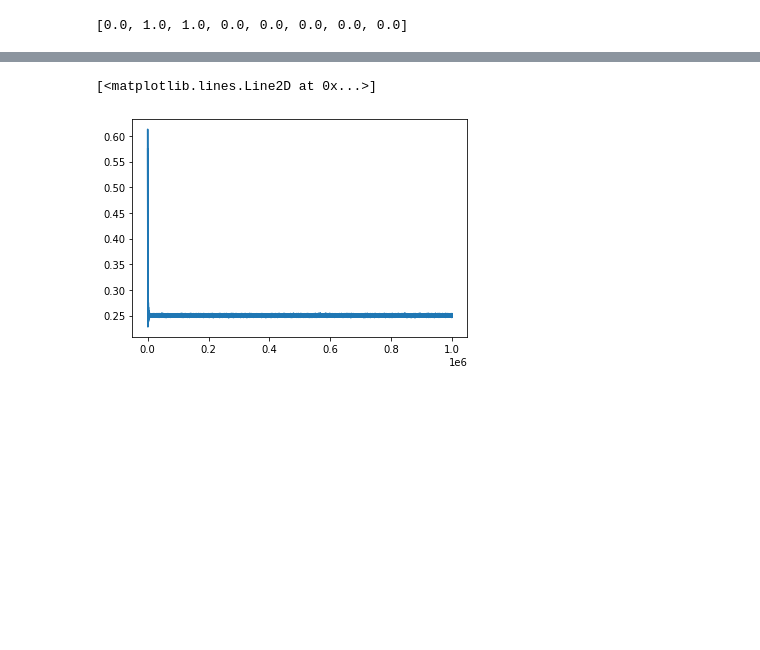
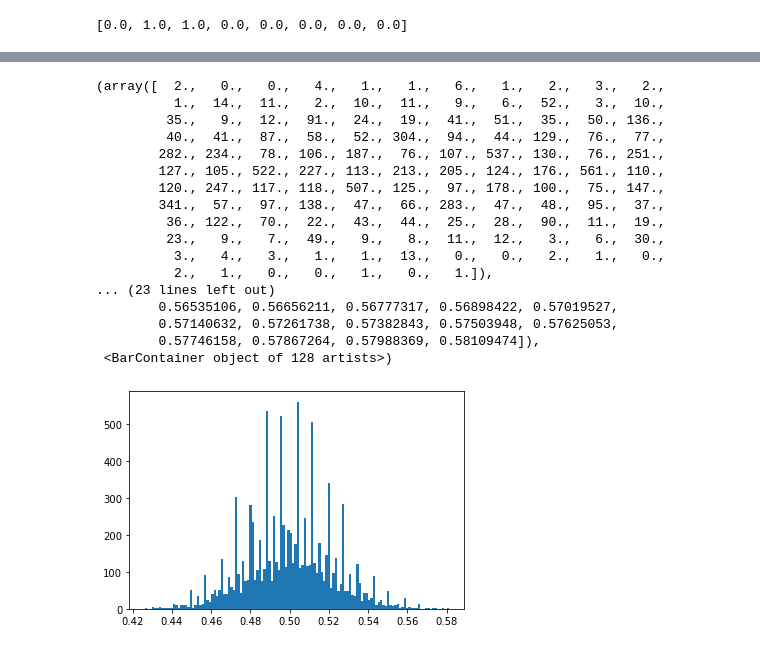
Before and after one commit to pdrabik223/the-neural-cryptography, a Jupyter notebook: experiments/SNN_AES.ipynb, the cells around one changed output, grey strips where cells are left out. Saved outputs shown, nothing was run; the diff lists cells and outputs as text; code cells hidden in the pictures; blank space fills up the shorter version.

```diff
--- a/experiments/SNN_AES.ipynb
+++ b/experiments/SNN_AES.ipynb
@@ -13,17 +14,17 @@ import random
 # %%
 config = {
     # Meta
-    "no_epochs": 10,
-    "batch_size" : 100000,
+    "no_epochs": 1,
+    "batch_size" : 10_000,
     # SNN config
-    "num_steps": 1,
+    "num_steps": 128,
     "beta": 0.95,
 
     # Network dimentions
     "num_inputs": 128,
     "num_spiking1": 128,
     "num_spiking2": 128,
-    "num_hidden_out": 128,
+    "num_hidden_out": 256,
     "num_outputs": 128
 }
 # %%
@@ -89,4 +86,5 @@ from snntorch import spikegen
 # %%
+
 class Model(nn.Module):
     def __init__(self):
         super().__init__();
@@ -97,7 +95,12 @@ class Model(nn.Module):
         self.fc2 = nn.Linear(config["num_spiking2"], config["num_hidden_out"])
         self.lif2 = snn.Leaky(beta=config["beta"])
 
-        self.fc3 = nn.Linear(config["num_hidden_out"], config["num_outputs"])
+        self.fc3 = nn.Linear(config["num_hidden_out"], config["num_hidden_out"])
+        self.drop = nn.Dropout(p=0.1, inplace=False)
+        self.fc4 = nn.Linear(config["num_hidden_out"], config["num_outputs"])
+
+        self.sigmoid = nn.Sigmoid()
+        self.relu = nn.ReLU()
 
     def forward(self, x):
         # Initialize hidden state for each pass
@@ -116,13 +119,18 @@ class Model(nn.Module):
             spikes1, memory1 = self.lif1(cur1, memory1)
             cur2 = self.fc2(spikes1)
             spikes2, memory2 = self.lif2(cur2, memory2)
-            spike_sum += spikes2
+            spike_sum += memory2
 
+        spike_sum = self.sigmoid(spike_sum)
         out = self.fc3(spike_sum)
+        out = self.relu(out)
+        out = self.drop(out)
+        out = self.fc4(out)
+        out = self.relu(out)
 
         # Maybe another dense layer
 
-        return out
+        return self.sigmoid(out)
 # %%
 net = Model()
 # %%
@@ -155,10 +163,11 @@ splt.raster(spike_data_sample_plot, ax, s=1.5)
 # %%
-loss_func = nn.MSELoss() # Idk
-optimizer = torch.optim.Adam(net.parameters(), lr=5e-4, betas=(0.9, 0.999))
+loss_func = nn.L1Loss() # Idk
+optimizer = torch.optim.Adam(net.parameters(), lr=0.0005)
 loss_hist = []
 # %%
+from tqdm import tqdm
 for epoch in range(config["no_epochs"]):
-    for batch_idx, (x, y) in enumerate(train_loader):
+    for batch_idx, (x, y) in tqdm(enumerate(train_loader), total=config["batch_size"], desc=f"Epoch {epoch}"):
         net.train()
 
         # forward
@@ -175,5 +190,21 @@ for epoch in range(config["no_epochs"]):
 # %%
-plt.plot(loss_hist)
+plt.hist(loss_hist,bins=128)
 # %% [output]
-[<matplotlib.lines.Line2D at 0x...>]
+(array([  2.,   0.,   0.,   4.,   1.,   1.,   6.,   1.,   2.,   3.,   2.,
+          1.,  14.,  11.,   2.,  10.,  11.,   9.,   6.,  52.,   3.,  10.,
+         35.,   9.,  12.,  91.,  24.,  19.,  41.,  51.,  35.,  50., 136.,
+         40.,  41.,  87.,  58.,  52., 304.,  94.,  44., 129.,  76.,  77.,
+        282., 234.,  78., 106., 187.,  76., 107., 537., 130.,  76., 251.,
+        127., 105., 522., 227., 113., 213., 205., 124., 176., 561., 110.,
+        120., 247., 117., 118., 507., 125.,  97., 178., 100.,  75., 147.,
+        341.,  57.,  97., 138.,  47.,  66., 283.,  47.,  48.,  95.,  37.,
+         36., 122.,  70.,  22.,  43.,  44.,  25.,  28.,  90.,  11.,  19.,
+         23.,   9.,   7.,  49.,   9.,   8.,  11.,  12.,   3.,   6.,  30.,
+          3.,   4.,   3.,   1.,   1.,  13.,   0.,   0.,   2.,   1.,   0.,
+          2.,   1.,   0.,   0.,   1.,   0.,   1.]),
+... (23 lines left out)
+        0.56535106, 0.56656211, 0.56777317, 0.56898422, 0.57019527,
+        0.57140632, 0.57261738, 0.57382843, 0.57503948, 0.57625053,
+        0.57746158, 0.57867264, 0.57988369, 0.58109474]),
+ <BarContainer object of 128 artists>)
-[figure, old version]
+[figure, new version]
```
Also changed, not shown: parts of 13 cells of this notebook.
